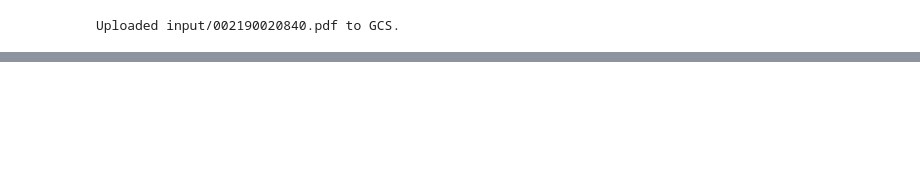
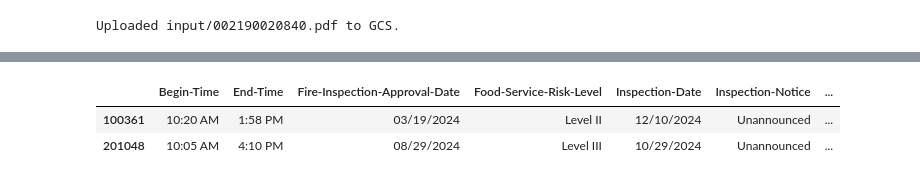
Before and after one commit to Will-Blanton/ODJFS-Licensing-Reports-Webscraper, a Jupyter notebook: doc_ai_test.ipynb, the cells around one changed output, grey strips where cells are left out. Saved outputs shown, nothing was run; the diff lists cells and outputs as text; code cells hidden in the pictures; blank space fills up the shorter version.

```diff
--- a/doc_ai_test.ipynb
+++ b/doc_ai_test.ipynb
@@ -184,4 +199,28 @@ def extract_from_pdfs(
 # %%
+def get_fields(document):
+    fields = {}
+
+    for ent in document.entities:
+
+        # process the table (listed as grouped fields/entities)
+        if ent.properties:
+
+            for ep in ent.properties:
+
+                ep_label = ep.type_
+
+                if ep.properties:
+                    # handle two levels of nesting
+                    fields.update({f"{ep_label}-{prop.type_}": prop.mention_text for prop in ep.properties})
+                else:
+                    fields[ep_label] = ep.mention_text
+
+        else:
+            fields[ent.type_] = ent.mention_text
+
+    return fields
+
+# get_fields(processed)
 def process_batch(client: documentai.DocumentProcessorServiceClient, request, timeout, verbose=False):
 
     operation = client.batch_process_documents(request)
@@ -259,3 +298,71 @@ def process_batch(client: documentai.DocumentProcessorServiceClient, request, ti
         documents.append(pd.DataFrame(current_doc_fields, index=[doc_ID]))
 
     return pd.concat(documents)
+from concurrent.futures import ThreadPoolExecutor, as_completed
+
+def extract_from_pdfs(
+        gcs_bucket_name: str,
+        gcs_prefix: str,
+        batch_size: int = 50,
+        location='us',
+        field_mask: Optional[str] = None,
+        timeout: int = 400,
+        threads: Optional[int] = None,
+        verbose=True
+):
+    def process_doc_batch(batch):
+
+        request = documentai.BatchProcessRequest(
+            name=proc_name,
+            input_documents=batch,
+            document_output_config=output_config
+        )
+
+        return process_batch(client, request, timeout, verbose)
+
+    opts = ClientOptions(api_endpoint=f"{location}-documentai.googleapis.com")
+
+    client = documentai.DocumentProcessorServiceClient(client_options=opts)
+
+    # Cloud Storage URI for the Output Directory
+    gcs_output_config = documentai.DocumentOutputConfig.GcsOutputConfig(
+        gcs_uri=f"gs://{GCS_BUCKET}/output/", field_mask=field_mask
+    )
+
+    # Where to write results
+    output_config = documentai.DocumentOutputConfig(gcs_output_config=gcs_output_config)
+
+    batches = gcs_utilities.create_batches(
+        gcs_bucket_name=gcs_bucket_name,
+        gcs_prefix=gcs_prefix,
+        batch_size=batch_size
+    )
+
+    proc_name = client.processor_path(PROJECT_ID, location="us", processor=DOC_PROCESSOR_ID)
+
+    if verbose:
+        print(f"{len(batches)} batch(es) created.")
+
+    processed_docs = []
+
+    with ThreadPoolExecutor(max_workers=threads) as executor:
+        futures = [executor.submit(process_doc_batch, batch) for batch in batches]
+
+        for future in as_completed(futures):
+            try:
+                response = future.result()
+                processed_docs.append(response)
+            except Exception as e:
+                print(f"Batch failed: {e}")
+
+    return pd.concat(processed_docs)
+processed = extract_from_pdfs(
+        gcs_bucket_name=GCS_BUCKET,
+        gcs_prefix="test/",
+        batch_size=2,
+        field_mask="entities",
+        threads=1,
+        timeout=900
+)
+processed
+# %% [output]
@@ -261,0 +374,3 @@ def process_batch(client: documentai.DocumentProcessorServiceClient, request, ti
+|  | Begin-Time | End-Time | Fire-Inspection-Approval-Date | Food-Service-Risk-Level | Inspection-Date | Inspection-Notice | ... |
+| 100361 | 10:20 AM | 1:58 PM | 03/19/2024 | Level II | 12/10/2024 | Unannounced | ... |
+| 201048 | 10:05 AM | 4:10 PM | 08/29/2024 | Level III | 10/29/2024 | Unannounced | ... |
```
Also changed, not shown: parts of 33 cells of this notebook.
